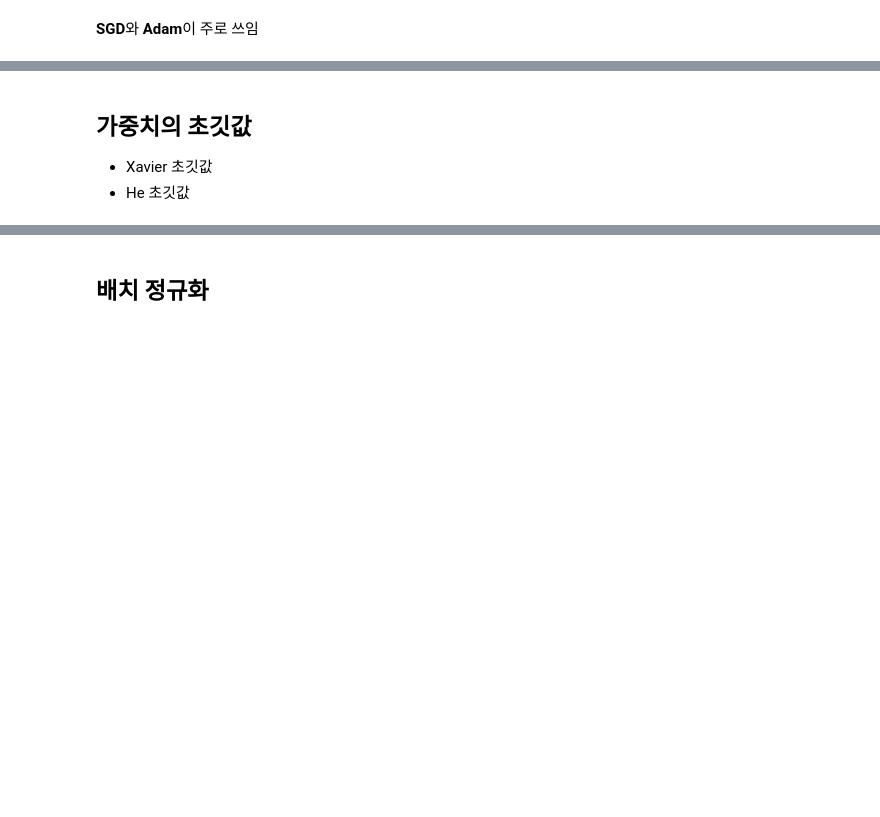
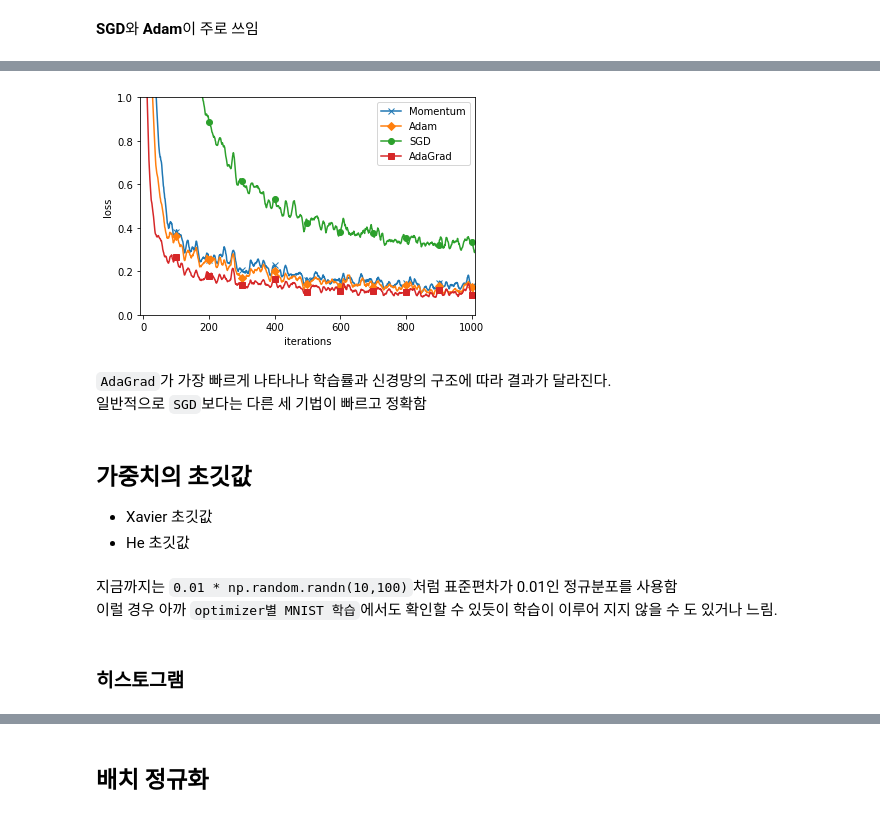
Before and after one commit to winterjung/study, a Jupyter notebook: Book/DeepLearningFromScratch/ch6.ipynb, the cells around one changed output, grey strips where cells are left out. Saved outputs shown, nothing was run; the diff lists cells and outputs as text; code cells hidden in the pictures; blank space fills up the shorter version.

```diff
--- a/Book/DeepLearningFromScratch/ch6.ipynb
+++ b/Book/DeepLearningFromScratch/ch6.ipynb
@@ -202,4 +377,41 @@ plt.show();
+# %%
+def smooth_curve(x, beta=2):
+    """손실 함수의 그래프를 매끄럽게 하기 위해 사용
+
+    참고：http://glowingpython.blogspot.jp/2012/02/convolution-with-numpy.html
+    """
+    window_len = 11
+    s = np.r_[x[window_len-1:0:-1], x, x[-1:-window_len:-1]]
+    w = np.kaiser(window_len, beta)
+    y = np.convolve(w/w.sum(), s, mode='valid')
+    return y[5:len(y)-5]
+# %%
+markers = {
+    "SGD": "o",
+    "Momentum": "x",
+    "AdaGrad": "s",
+    "Adam": "D",
+}
+x = np.arange(max_iter)
+for key in optimizers.keys():
+    plt.plot(x, smooth_curve(train_loss[key]), marker=markers[key], markevery=100, label=key)
+plt.xlabel("iterations")
+plt.ylabel("loss")
+plt.ylim(0, 1)
+plt.xlim(-10, 1010)
+plt.legend()
+plt.show();
+# %% [output]
+[figure, added]
+# %% [markdown]
+`AdaGrad`가 가장 빠르게 나타나나 학습률과 신경망의 구조에 따라 결과가 달라진다.
+일반적으로 `SGD`보다는 다른 세 기법이 빠르고 정확함
 # %% [markdown]
 ## 가중치의 초깃값
 - Xavier 초깃값
 - He 초깃값
+# %% [markdown]
+지금까지는 `0.01 * np.random.randn(10,100)`처럼 표준편차가 0.01인 정규분포를 사용함
+이럴 경우 아까 `optimizer별 MNIST 학습`에서도 확인할 수 있듯이 학습이 이루어 지지 않을 수 도 있거나 느림.
+# %% [markdown]
+### 히스토그램
```
Also changed, not shown: parts of 27 cells of this notebook.
